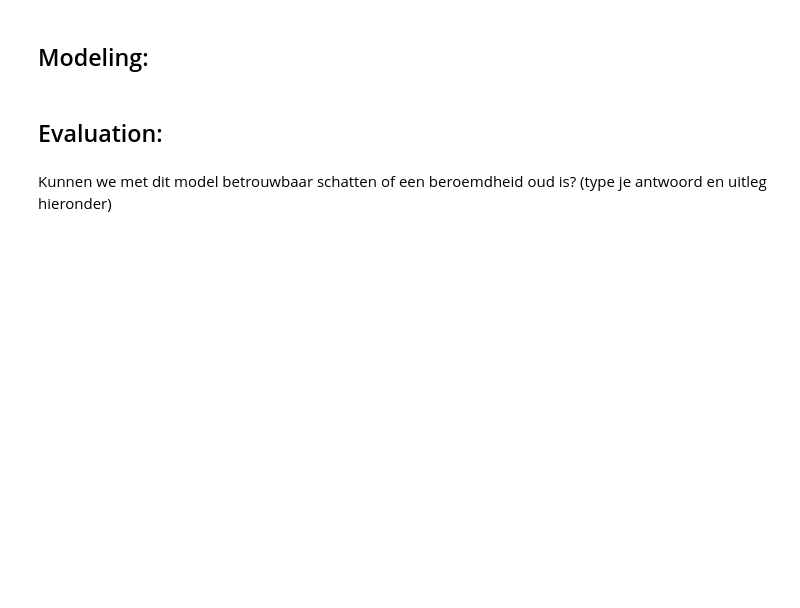
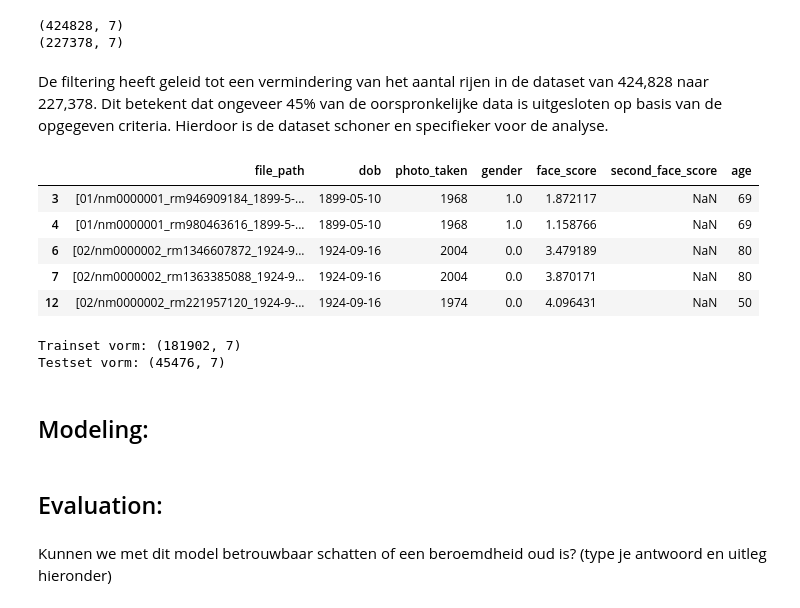
Before and after one commit to EsmeeK1/MachineLearning, a Jupyter notebook: thema's/neurale_netwerken/Old or not (studenten).ipynb, the cells around one changed output. Saved outputs shown, nothing was run; the diff lists cells and outputs as text; code cells hidden in the pictures; blank space fills up the shorter version.

```diff
--- a/thema's/neurale_netwerken/Old or not (studenten).ipynb
+++ b/thema's/neurale_netwerken/Old or not (studenten).ipynb
@@ -45,0 +363,26 @@ print(metadata.keys())
+# %%
+# Converteer de 'dob' kolom naar datetime objecten
+df_imdb['dob'] = [matlab_datenum_to_date(d) if not np.isnan(d) else None for d in df_imdb['dob']]
+
+# Bereken leeftijden
+photo_year = df_imdb['photo_taken']
+ages = np.array([calculate_age(d, y) for d, y in zip(df_imdb['dob'], photo_year)])
+
+# Converteer leeftijden naar gehele getallen
+ages = np.floor(ages).astype(int)
+
+# Voeg de leeftijden toe aan de DataFrame
+df_imdb['age'] = ages
+# %%
+#schoon de dataset op op basis van de bij de business understanding gegeven criteria.
+#check op dat het persoon op de foto ouder is dan 21 en jonger is dan 122
+df_imdb = df_imdb[df_imdb['age'] >= 21]
+df_imdb = df_imdb[df_imdb['age'] <= 122]
+
+# Verwijder afbeeldingen zonder gezichten en met meerdere gezichten
+# - face_score moet geen Inf zijn (anders geen gezicht gedetecteerd)
+# - second_face_score moet NaN zijn (anders meerdere gezichten)
+df_imdb_filtered = df_imdb[
+    (df_imdb['face_score'] != np.inf) &
+    (df_imdb['second_face_score'].isna())
+]
@@ -46,3 +399,32 @@ print(metadata.keys())
+# %%
+print(df_imdb.shape)
+print(df_imdb_filtered.shape)
+# %% [output]
+(424828, 7)
+(227378, 7)
+# %% [markdown]
+De filtering heeft geleid tot een vermindering van het aantal rijen in de dataset van 424,828 naar 227,378. Dit betekent dat ongeveer 45% van de oorspronkelijke data is uitgesloten op basis van de opgegeven criteria. Hierdoor is de dataset schoner en specifieker voor de analyse.
+# %%
+df_imdb_filtered.head()
+# %% [output]
+|  | file_path | dob | photo_taken | gender | face_score | second_face_score | age |
+| 3 | [01/nm0000001_rm946909184_1899-5-... | 1899-05-10 | 1968 | 1.0 | 1.872117 | NaN | 69 |
+| 4 | [01/nm0000001_rm980463616_1899-5-... | 1899-05-10 | 1968 | 1.0 | 1.158766 | NaN | 69 |
+| 6 | [02/nm0000002_rm1346607872_1924-9... | 1924-09-16 | 2004 | 0.0 | 3.479189 | NaN | 80 |
+| 7 | [02/nm0000002_rm1363385088_1924-9... | 1924-09-16 | 2004 | 0.0 | 3.870171 | NaN | 80 |
+| 12 | [02/nm0000002_rm221957120_1924-9-... | 1924-09-16 | 1974 | 0.0 | 4.096431 | NaN | 50 |
+# %%
+# Splits de gefilterde dataset in train- en testset
+# 20% van de data wordt gebruikt als testset
+# random_state=42 zorgt voor reproduceerbare splits
+df_train, df_test = train_test_split(df_imdb_filtered, test_size=0.2, random_state=42)
+
+# Print de vormen van de train- en testsets
+print("Trainset vorm:", df_train.shape)
+print("Testset vorm:", df_test.shape)
+# %% [output]
+Trainset vorm: (181902, 7)
+Testset vorm: (45476, 7)
 # %%
 # Lees de afbeeldingen in
 # %% [markdown]
```
Also changed, not shown: parts of 30 cells of this notebook, 2 other files.
